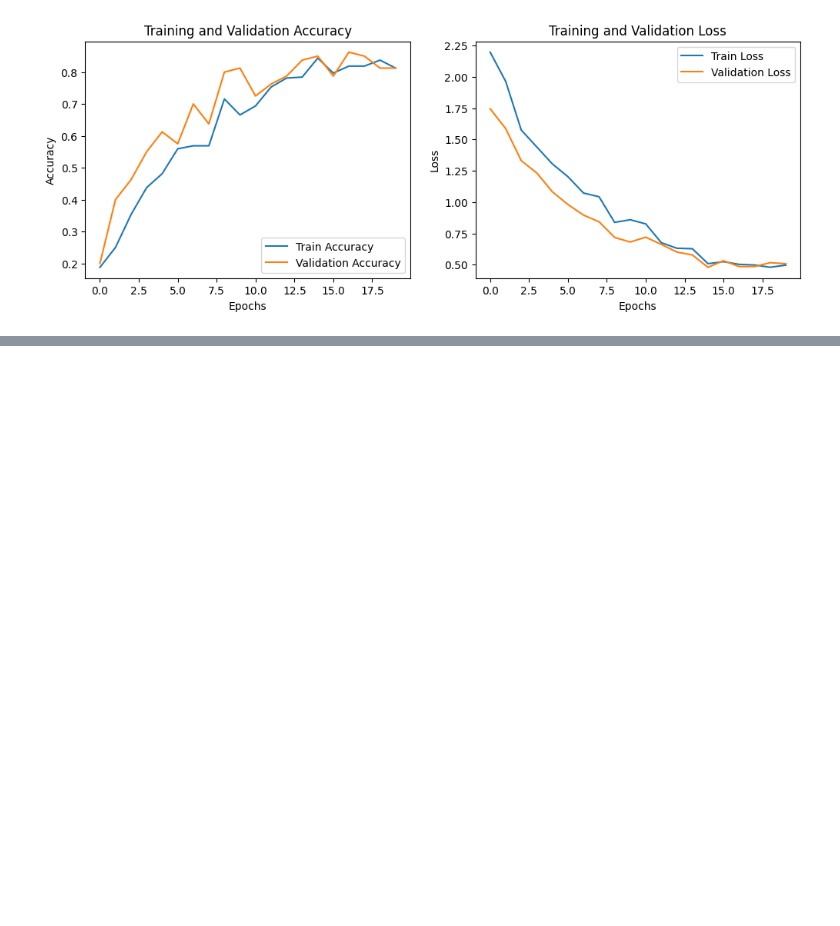
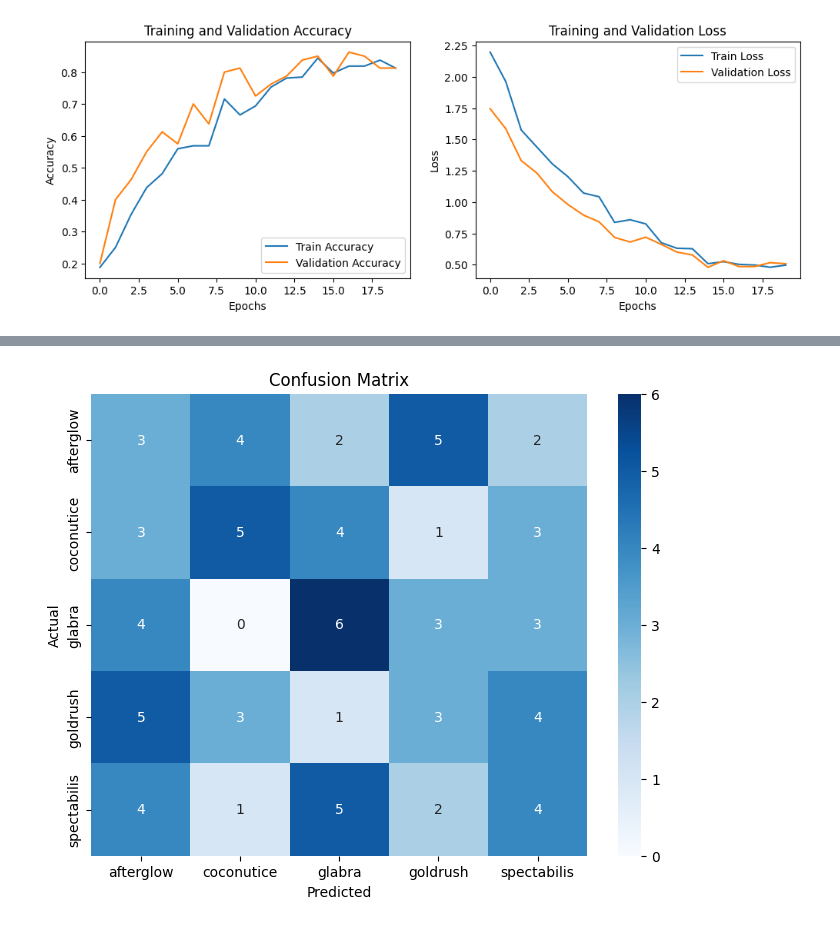
Before and after one commit to EsaAryaMahardika/Klasifikasi-CNN, a Jupyter notebook: model/Model.ipynb, the cells around one changed output, grey strips where cells are left out. Drawn from its saved outputs; the diff is of its cells as text; code cells hidden in the pictures; blank space fills up the shorter version.

```diff
--- a/model/Model.ipynb
+++ b/model/Model.ipynb
@@ -164,0 +186,5 @@ weighted avg       0.13      0.12      0.13        80
+# %%
+# Prediksi menggunakan model
+val_generator.reset()
+Y_pred = model.predict(val_generator, verbose=1)
+y_pred = np.argmax(Y_pred, axis=1)
@@ -164,0 +193,19 @@ weighted avg       0.13      0.12      0.13        80
+# %%
+# Label sebenarnya
+y_true = val_generator.classes
+
+# Nama kelas
+class_names = list(val_generator.class_indices.keys())
+# %%
+# Buat confusion matrix
+cm = confusion_matrix(y_true, y_pred)
+
+# Plot
+plt.figure(figsize=(8,6))
+sns.heatmap(cm, annot=True, fmt="d", xticklabels=class_names, yticklabels=class_names, cmap="Blues")
+plt.xlabel("Predicted")
+plt.ylabel("Actual")
+plt.title("Confusion Matrix")
+plt.show()
+# %% [output]
+[figure, added]
```
Also changed, not shown: parts of 7 cells of this notebook, 5 other files.
